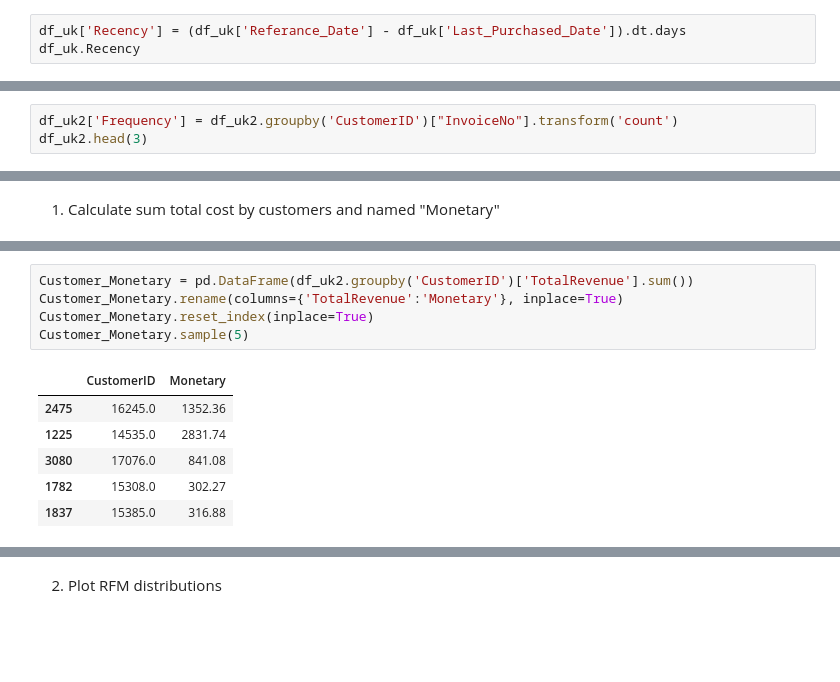
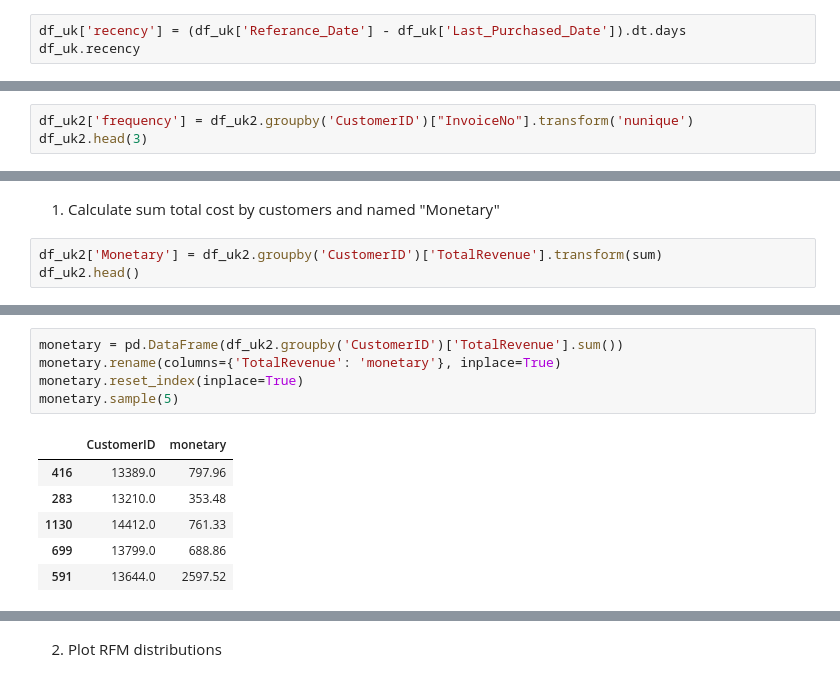
Before and after one commit to Bir01/03_DATA_SCIENCE_MACHINE_LEARNING_MODULE, a Jupyter notebook: 1- Projects/Capstone_Project/Customer_Segmentation_Student_Notebook_Capstone_1_V2.ipynb, the cells around one changed output, grey strips where cells are left out. Drawn from its saved outputs; the diff is of its cells as text; blank space fills up the shorter version.

```diff
--- a/1- Projects/Capstone_Project/Customer_Segmentation_Student_Notebook_Capstone_1_V2.ipynb
+++ b/1- Projects/Capstone_Project/Customer_Segmentation_Student_Notebook_Capstone_1_V2.ipynb
@@ -1423,8 +1423,8 @@ df_uk.head()
 # %% [markdown]
 4. Calculate the days since last purchase
 # %%
-df_uk['Recency'] = (df_uk['Referance_Date'] - df_uk['Last_Purchased_Date']).dt.days
-df_uk.Recency
+df_uk['recency'] = (df_uk['Referance_Date'] - df_uk['Last_Purchased_Date']).dt.days
+df_uk.recency
 # %% [output]
 0         302
 1         302
@@ -1504,3 +1528,6 @@ True
 df_uk2 = df_uk2.drop_duplicates()
 # %% [markdown]
 2. Calculate the frequency of purchases
+# %%
+df_uk2['frequency'] = df_uk2.groupby('CustomerID')["InvoiceNo"].transform('nunique')
+df_uk2.head(3)
@@ -1539,3 +1554,0 @@ Name: InvoiceNo, Length: 356728, dtype: int64
-# %%
-df_uk2['Frequency'] = df_uk2.groupby('CustomerID')["InvoiceNo"].transform('count')
-df_uk2.head(3)
@@ -1562,3 +1592,6 @@ sns.histplot(df_uk2['Frequency'], bins=50);
 The monetary value is calculated by adding together the cost of the customers' purchases.
 # %% [markdown]
 1. Calculate sum total cost by customers and named "Monetary"
+# %%
+df_uk2['Monetary'] = df_uk2.groupby('CustomerID')['TotalRevenue'].transform(sum)
+df_uk2.head()
@@ -1565,12 +1605,12 @@ The monetary value is calculated by adding together the cost of the customers' p
 # %%
-Customer_Monetary = pd.DataFrame(df_uk2.groupby('CustomerID')['TotalRevenue'].sum())
-Customer_Monetary.rename(columns={'TotalRevenue':'Monetary'}, inplace=True)
-Customer_Monetary.reset_index(inplace=True)
-Customer_Monetary.sample(5)
+monetary = pd.DataFrame(df_uk2.groupby('CustomerID')['TotalRevenue'].sum())
+monetary.rename(columns={'TotalRevenue': 'monetary'}, inplace=True)
+monetary.reset_index(inplace=True)
+monetary.sample(5)
 # %% [output]
-|  | CustomerID | Monetary |
-| 2475 | 16245.0 | 1352.36 |
-| 1225 | 14535.0 | 2831.74 |
-| 3080 | 17076.0 | 841.08 |
-| 1782 | 15308.0 | 302.27 |
-| 1837 | 15385.0 | 316.88 |
+|  | CustomerID | monetary |
+| 416 | 13389.0 | 797.96 |
+| 283 | 13210.0 | 353.48 |
+| 1130 | 14412.0 | 761.33 |
+| 699 | 13799.0 | 688.86 |
+| 591 | 13644.0 | 2597.52 |
```
Also changed, not shown: parts of 97 cells of this notebook.
